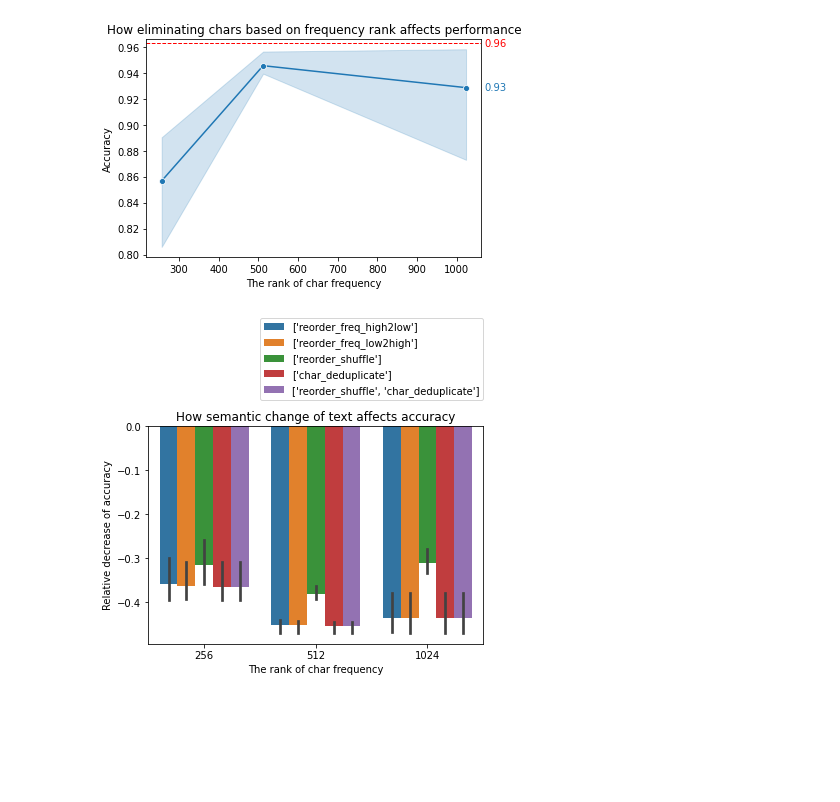
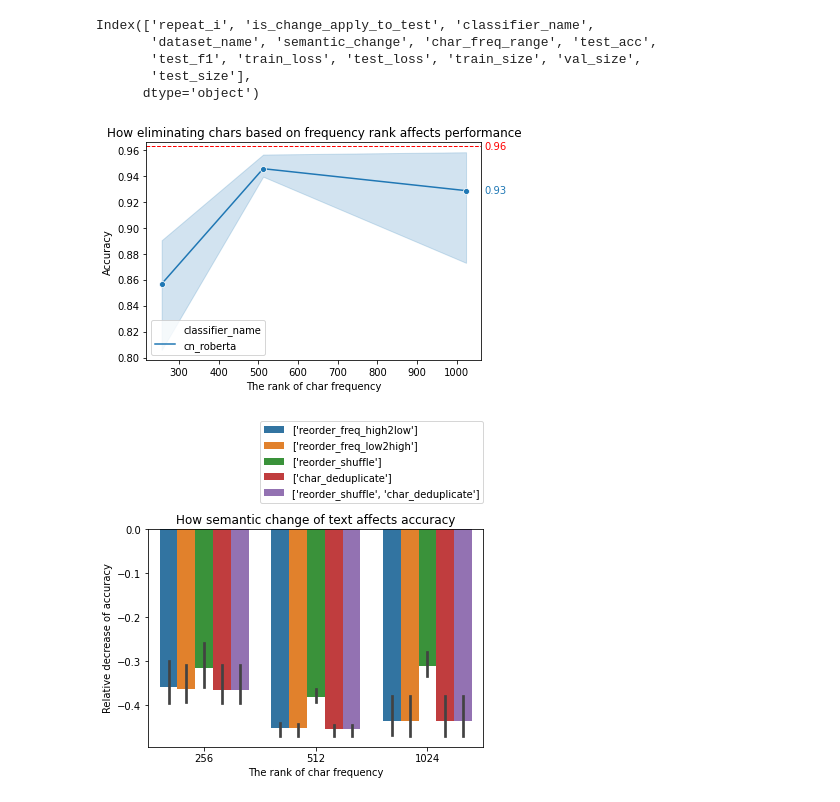
Before and after one commit to iamlxb3/UMAMGT, a Jupyter notebook: result/vis/backup/check_all_char_freq_trend.ipynb, the cells around one changed output. Saved outputs shown, nothing was run; the diff lists cells and outputs as text; code cells hidden in the pictures; blank space fills up the shorter version.

```diff
--- a/result/vis/backup/check_all_char_freq_trend.ipynb
+++ b/result/vis/backup/check_all_char_freq_trend.ipynb
@@ -5,37 +5,43 @@ import pdb
 import seaborn as sns
 import matplotlib.pyplot as plt
 
 # plot the trend when we changing only char freq
 
 origin_df = pd.read_csv('../result/cn_novel_5billion_cn_roberta_None.csv')
 all_range_acc = origin_df[origin_df['char_freq_range'] == 0]['test_acc'].mean()
 
 origin_df = origin_df[origin_df['char_freq_range'] != 0]
-
+print(origin_df.keys())
 # print(origin_df)
 
-plot_df = {'char_freq_range': [], 'value': [], 'type': []}
+plot_df = {'char_freq_range': [], 'value': [], 'type': [], 'classifier_name': []}
 for char_freq_range, char_freq_df in origin_df.groupby('char_freq_range'):
+    plot_df['classifier_name'].extend(char_freq_df['classifier_name'].values)
     plot_df['value'].extend(char_freq_df['test_acc'].values)
     plot_df['type'].extend(['acc' for _ in char_freq_df['test_acc'].values])
     plot_df['char_freq_range'].extend([char_freq_range for _ in char_freq_df['test_acc'].values])
 
 plot_df = pd.DataFrame(plot_df)
 # ci = confidence interval
-ax = sns.lineplot(data=plot_df, x="char_freq_range", y="value", marker="o")
+ax = sns.lineplot(data=plot_df, x="char_freq_range", y="value", marker="o", hue='classifier_name')
 ax.axhline(all_range_acc, ls='--', color='red', linewidth=1)
 ax.set_title("How eliminating chars based on frequency rank affects performance")
 ax.set(xlabel='The rank of char frequency', ylabel='Accuracy')
 
 annotate_lines = ax.lines
 for l in annotate_lines:
     y = l.get_ydata()
     if len(y)>0:
         ax.annotate(f'{y[-1]:.2f}', xy=(1.01,y[-1]), xycoords=('axes fraction', 'data'),
                      ha='left', va='center', color=l.get_color())
 plt.show()
 # %% [output]
+Index(['repeat_i', 'is_change_apply_to_test', 'classifier_name',
+       'dataset_name', 'semantic_change', 'char_freq_range', 'test_acc',
+       'test_f1', 'train_loss', 'test_loss', 'train_size', 'val_size',
+       'test_size'],
+      dtype='object')
-[figure, old version]
+[figure, new version]
 # %%
 import os
 import glob
```
Also changed, not shown: parts of 1 cell of this notebook, 11 other files.
